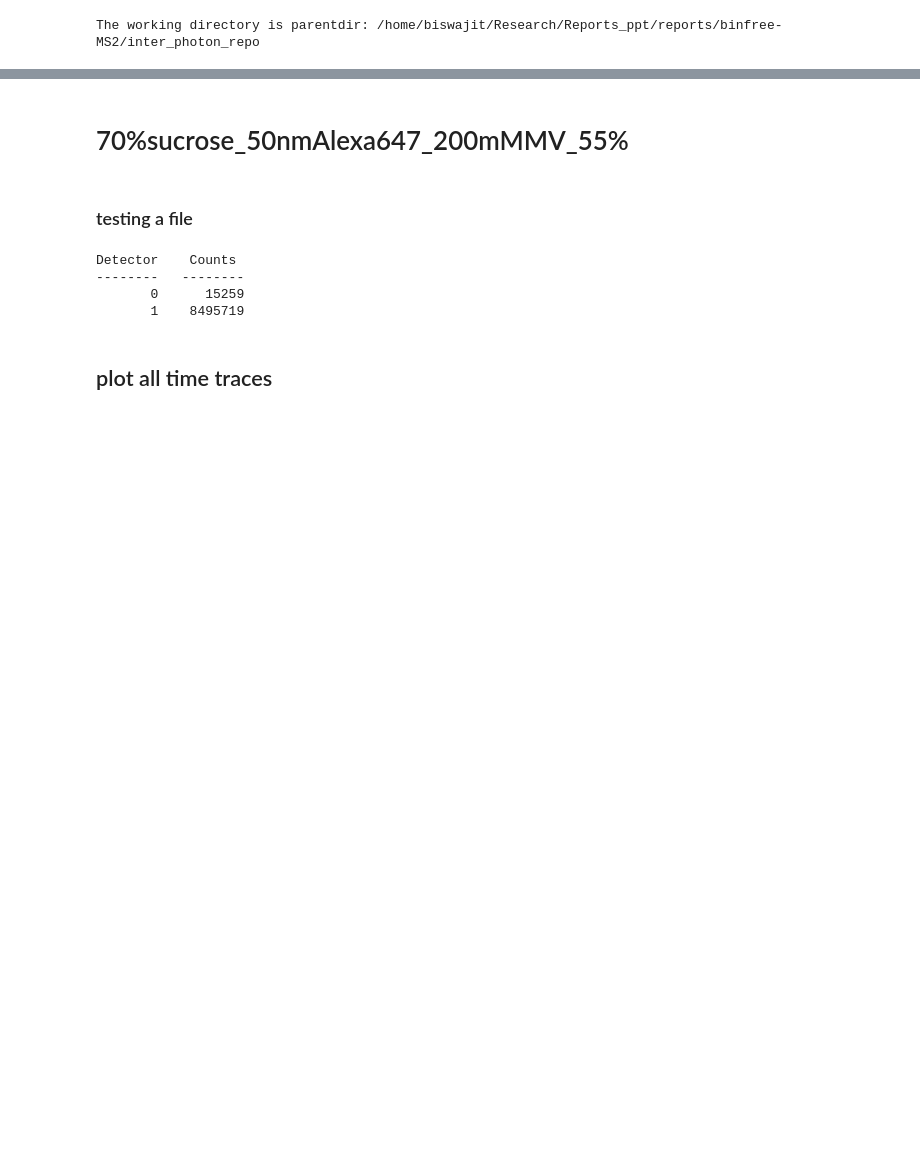
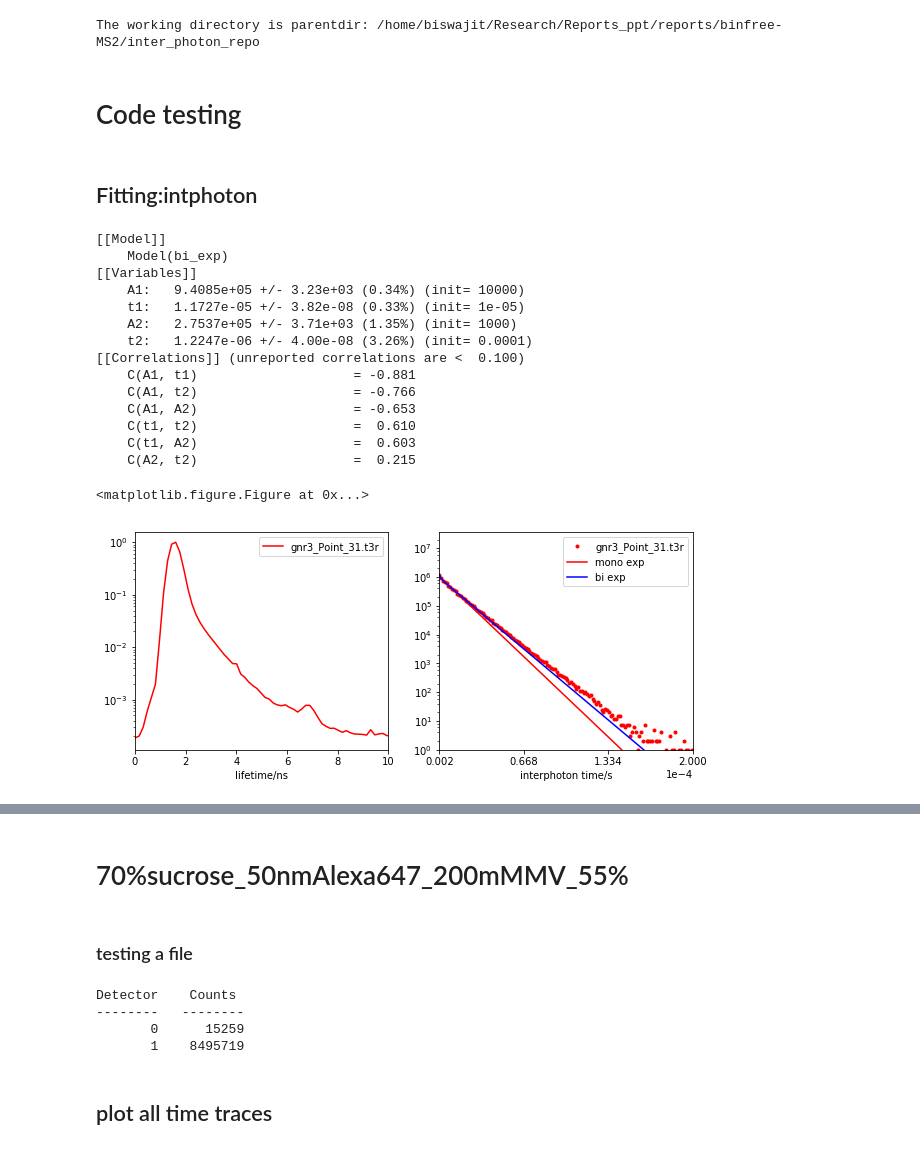
Before and after one commit to biswajitSM/inter_photon_repo, a Jupyter notebook: Alexa647_sucrose.ipynb, the cells around one changed output, grey strips where cells are left out. Saved outputs shown, nothing was run; the diff lists cells and outputs as text; code cells hidden in the pictures; blank space fills up the shorter version.

```diff
--- a/Alexa647_sucrose.ipynb
+++ b/Alexa647_sucrose.ipynb
@@ -27,3 +27,31 @@ os.chdir(parentdir)
 %run alexa647_analysis.py
 %run pt3t3r_to_hdf5.py
 %run pycorrelate.py
+# %% [markdown]
+# Code testing
+# %% [markdown]
+## Fitting:intphoton
+# %%
+%run alexa647_analysis.py
+temp_list = [gnr3_t3r]
+nanotime_intphoton_filelist(temp_list, bins_nanotime=300,
+                           bins_intphoton=500, nanotime_lim=(0, 10),
+                           intphotn_lim=(0, 0.0002),
+                            fitting=True, figsize=(10, 4))
+# %% [output]
+[[Model]]
+    Model(bi_exp)
+[[Variables]]
+    A1:   9.4085e+05 +/- 3.23e+03 (0.34%) (init= 10000)
+    t1:   1.1727e-05 +/- 3.82e-08 (0.33%) (init= 1e-05)
+    A2:   2.7537e+05 +/- 3.71e+03 (1.35%) (init= 1000)
+    t2:   1.2247e-06 +/- 4.00e-08 (3.26%) (init= 0.0001)
+[[Correlations]] (unreported correlations are <  0.100)
+    C(A1, t1)                    = -0.881
+    C(A1, t2)                    = -0.766
+    C(A1, A2)                    = -0.653
+    C(t1, t2)                    =  0.610
+    C(t1, A2)                    =  0.603
+    C(A2, t2)                    =  0.215
+<matplotlib.figure.Figure at 0x...>
+[figure, added]
```
Also changed, not shown: parts of 8 cells of this notebook, 5 other files.
